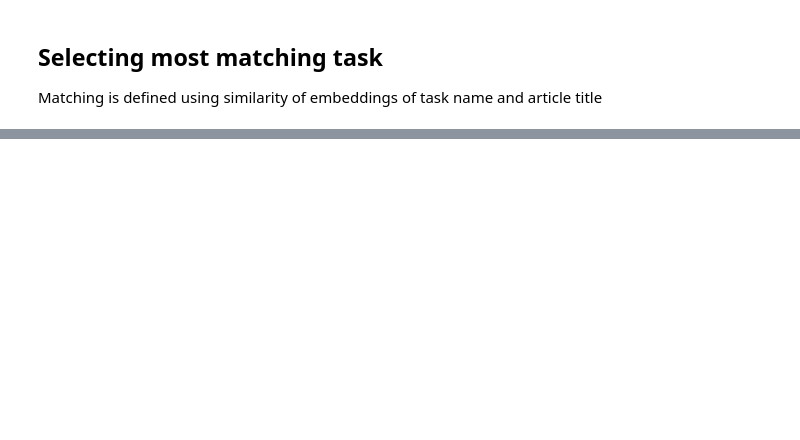
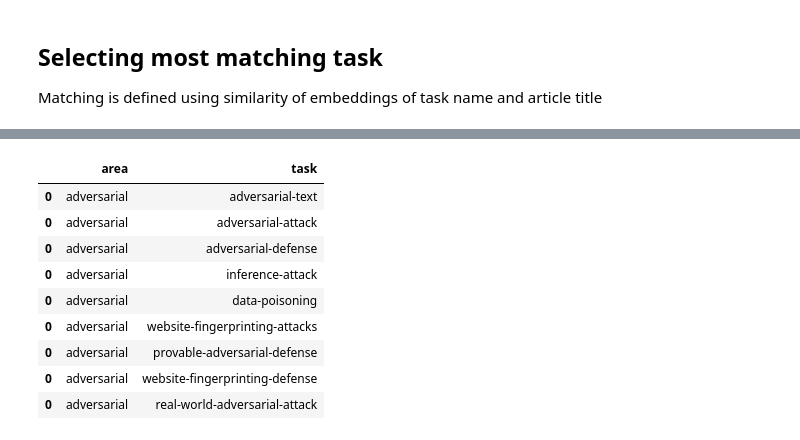
Before and after one commit to lambdaofgod/github_search, a Jupyter notebook: notebooks/PapersWithCode_Tasks.ipynb, the cells around one changed output, grey strips where cells are left out. Saved outputs shown, nothing was run; the diff lists cells and outputs as text; code cells hidden in the pictures; blank space fills up the shorter version.

```diff
--- a/notebooks/PapersWithCode_Tasks.ipynb
+++ b/notebooks/PapersWithCode_Tasks.ipynb
@@ -235,0 +538,13 @@ all_area_tasks_df.to_csv('data/paperswithcode_tasks.csv')
+# %%
+area_tasks_df[area_tasks_df['area'] == 'adversarial']
+# %% [output]
+|  | area | task |
+| 0 | adversarial | adversarial-text |
+| 0 | adversarial | adversarial-attack |
+| 0 | adversarial | adversarial-defense |
+| 0 | adversarial | inference-attack |
+| 0 | adversarial | data-poisoning |
+| 0 | adversarial | website-fingerprinting-attacks |
+| 0 | adversarial | provable-adversarial-defense |
+| 0 | adversarial | website-fingerprinting-defense |
+| 0 | adversarial | real-world-adversarial-attack |
```
Also changed, not shown: parts of 66 cells of this notebook, 3 other files.
